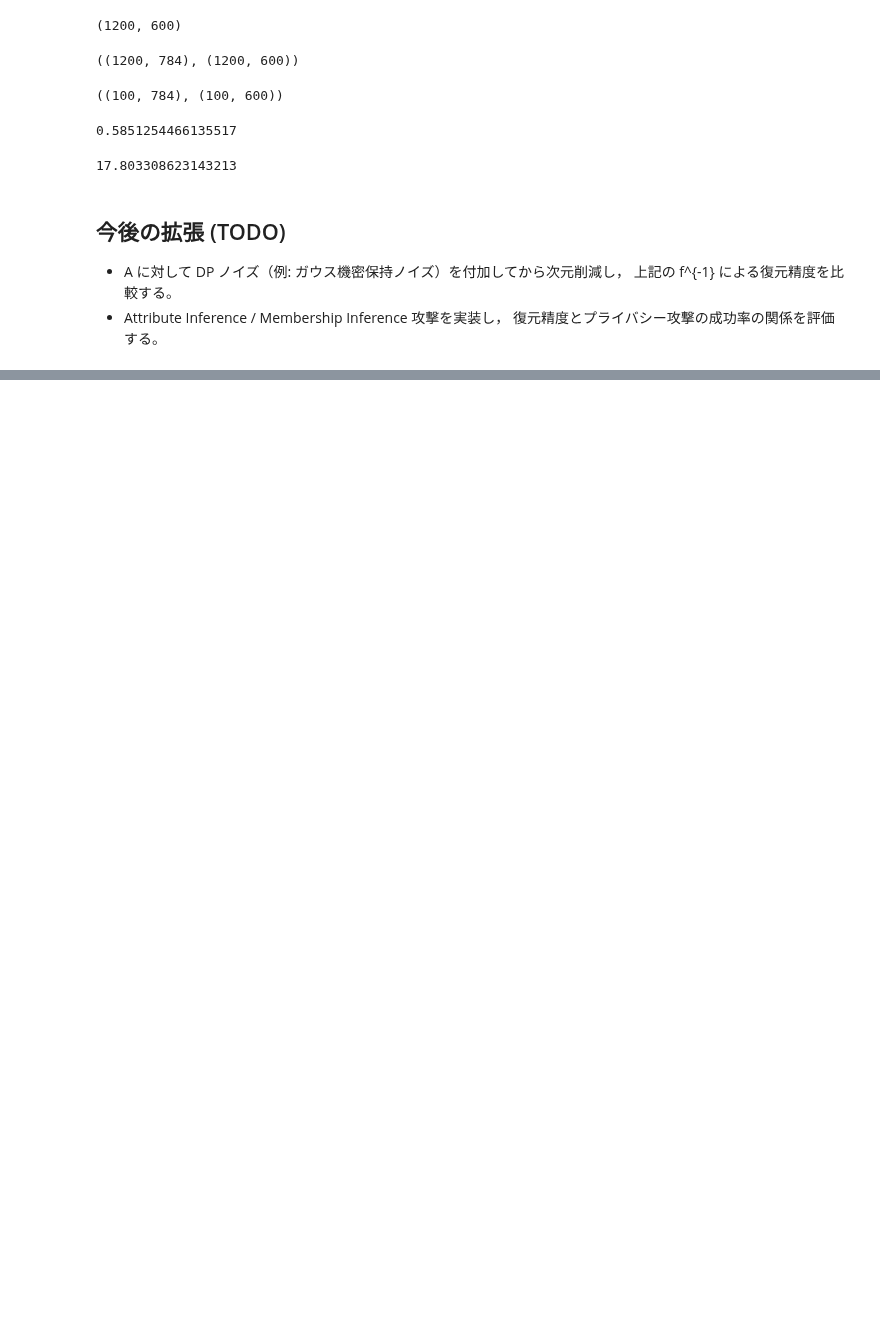
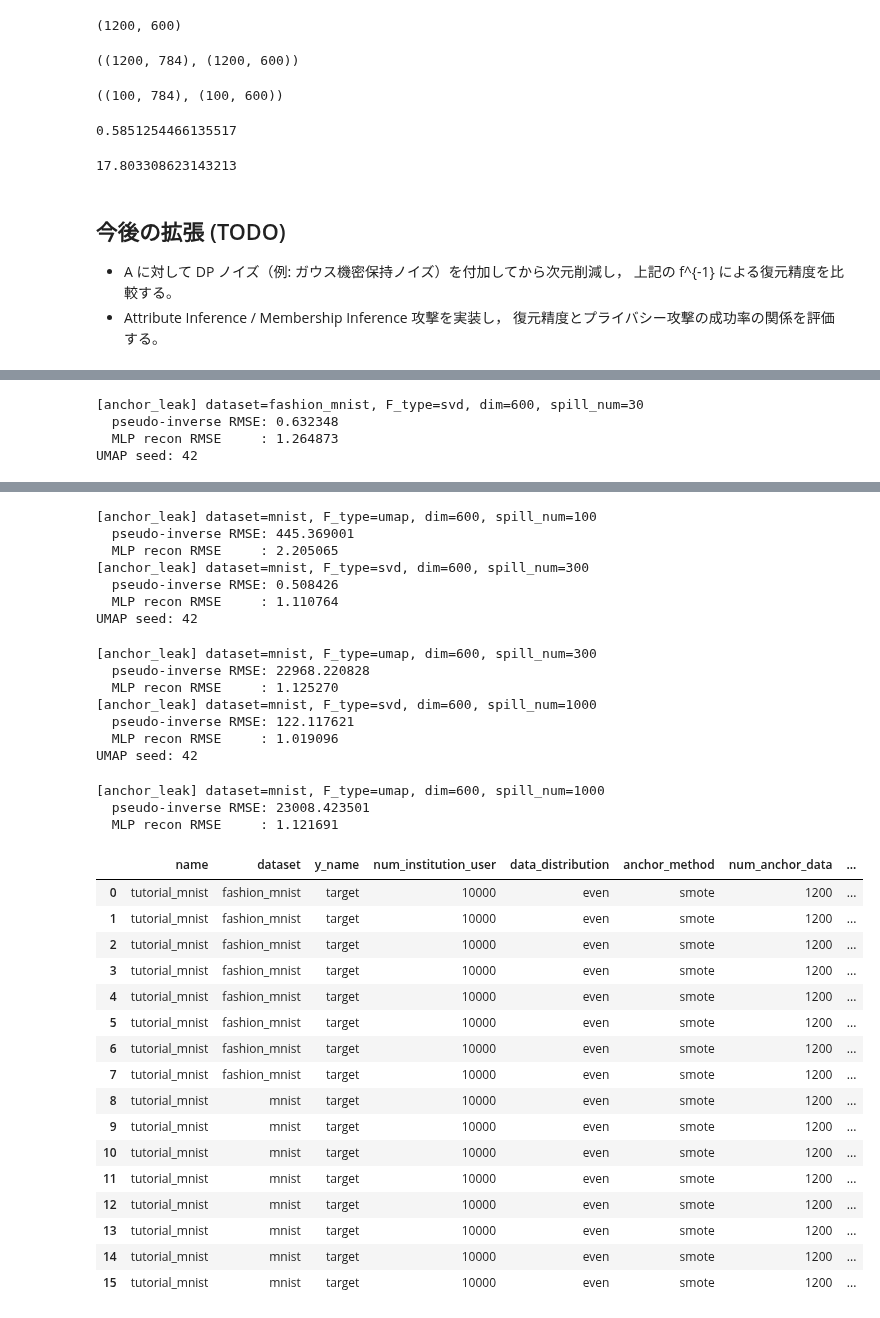
Before and after one commit to takano-lab/data-collaboration-analysis, a Jupyter notebook: 実験用/mnist_reconstruction_privacy.ipynb, the cells around one changed output, grey strips where cells are left out. Drawn from its saved outputs; the diff is of its cells as text; code cells hidden in the pictures; blank space fills up the shorter version.

```diff
--- a/実験用/mnist_reconstruction_privacy.ipynb
+++ b/実験用/mnist_reconstruction_privacy.ipynb
@@ -227,0 +524,45 @@ rmse_mlp
+# %%
+from config.config import Config
+
+base_config_dict = {
+    "name": ["tutorial_mnist"],
+    "dataset": [
+    "fashion_mnist",
+    "mnist",
+    #"mnist_1248",
+    #"mice",
+    #"statlog",
+    #"qsar",
+    #"digits",
+    #"breast_cancer",
+    #"adult",
+    #"glass",
+    #"seeds",
+    #"letter_recognition",
+    #"wine_quality",
+    #"har",
+    #"cifar10",
+    #'3D_gaussian_clusters',
+    #"concentric_three_circles",
+    #"iris",
+    #"ecoli",
+    #"vowel"
+],
+    "y_name": ["target"],
+    "num_institution_user": [10000],
+    "data_distribution": ["even"],
+    "anchor_method": ["smote"],
+    "num_anchor_data": [1200],
+    "dim_intermediate": [600],
+    "spill_num": [30, 100, 300, 1000],
+    "F_type": ["svd", "umap"],
+    "seed": [42],
+    "inter_normalization": [False],
+}
+df_results = run_anchor_leak_grid(base_config_dict)
+df_results
+# %% [output]
+[anchor_leak] dataset=fashion_mnist, F_type=svd, dim=600, spill_num=30
+  pseudo-inverse RMSE: 0.632348
+  MLP recon RMSE     : 1.264873
+UMAP seed: 42
@@ -227,0 +604,34 @@ rmse_mlp
+[anchor_leak] dataset=mnist, F_type=umap, dim=600, spill_num=100
+  pseudo-inverse RMSE: 445.369001
+  MLP recon RMSE     : 2.205065
+[anchor_leak] dataset=mnist, F_type=svd, dim=600, spill_num=300
+  pseudo-inverse RMSE: 0.508426
+  MLP recon RMSE     : 1.110764
+UMAP seed: 42
+[anchor_leak] dataset=mnist, F_type=umap, dim=600, spill_num=300
+  pseudo-inverse RMSE: 22968.220828
+  MLP recon RMSE     : 1.125270
+[anchor_leak] dataset=mnist, F_type=svd, dim=600, spill_num=1000
+  pseudo-inverse RMSE: 122.117621
+  MLP recon RMSE     : 1.019096
+UMAP seed: 42
+[anchor_leak] dataset=mnist, F_type=umap, dim=600, spill_num=1000
+  pseudo-inverse RMSE: 23008.423501
+  MLP recon RMSE     : 1.121691
+|  | name | dataset | y_name | num_institution_user | data_distribution | anchor_method | num_anchor_data | ... |
+| 0 | tutorial_mnist | fashion_mnist | target | 10000 | even | smote | 1200 | ... |
+| 1 | tutorial_mnist | fashion_mnist | target | 10000 | even | smote | 1200 | ... |
+| 2 | tutorial_mnist | fashion_mnist | target | 10000 | even | smote | 1200 | ... |
+| 3 | tutorial_mnist | fashion_mnist | target | 10000 | even | smote | 1200 | ... |
+| 4 | tutorial_mnist | fashion_mnist | target | 10000 | even | smote | 1200 | ... |
+| 5 | tutorial_mnist | fashion_mnist | target | 10000 | even | smote | 1200 | ... |
+| 6 | tutorial_mnist | fashion_mnist | target | 10000 | even | smote | 1200 | ... |
+| 7 | tutorial_mnist | fashion_mnist | target | 10000 | even | smote | 1200 | ... |
+| 8 | tutorial_mnist | mnist | target | 10000 | even | smote | 1200 | ... |
+| 9 | tutorial_mnist | mnist | target | 10000 | even | smote | 1200 | ... |
+| 10 | tutorial_mnist | mnist | target | 10000 | even | smote | 1200 | ... |
+| 11 | tutorial_mnist | mnist | target | 10000 | even | smote | 1200 | ... |
+| 12 | tutorial_mnist | mnist | target | 10000 | even | smote | 1200 | ... |
+| 13 | tutorial_mnist | mnist | target | 10000 | even | smote | 1200 | ... |
+| 14 | tutorial_mnist | mnist | target | 10000 | even | smote | 1200 | ... |
+| 15 | tutorial_mnist | mnist | target | 10000 | even | smote | 1200 | ... |
```
Also changed, not shown: parts of 18 cells of this notebook, 5 other files.
